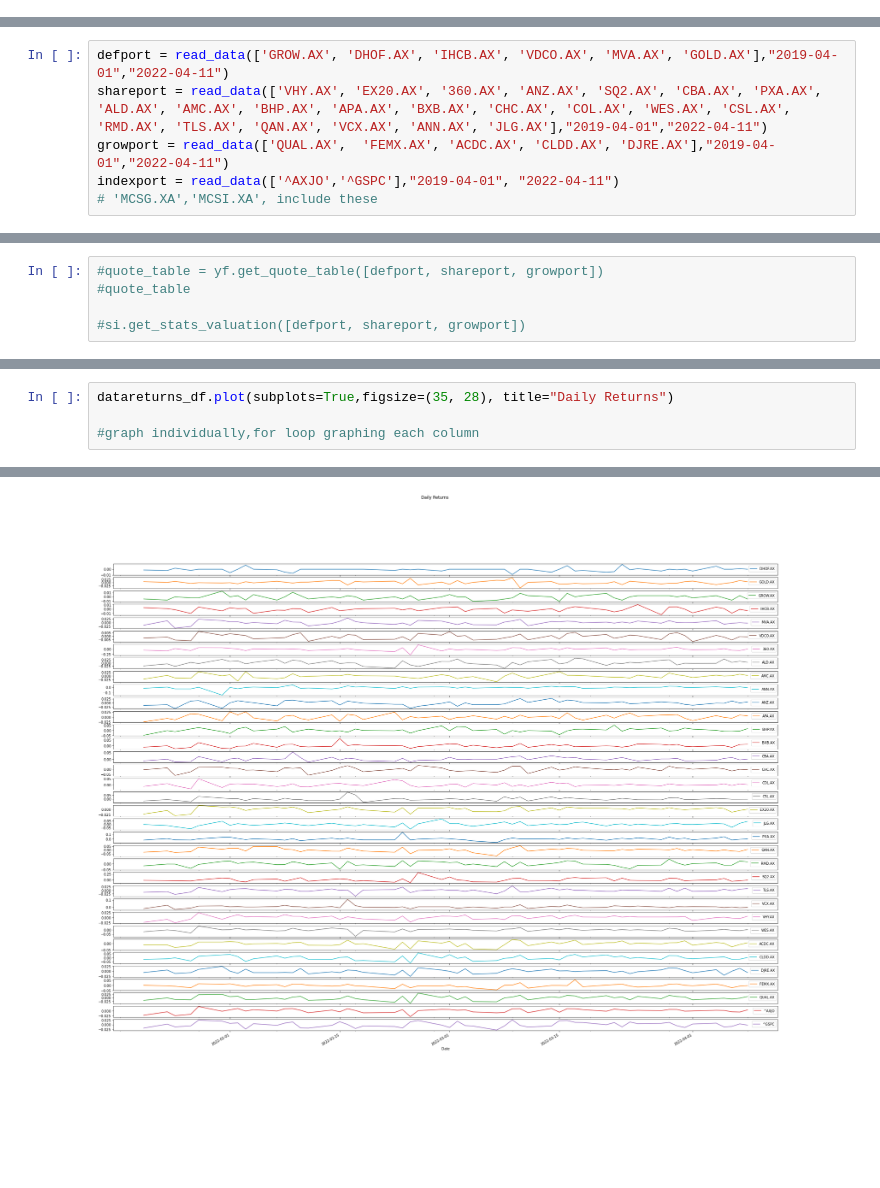
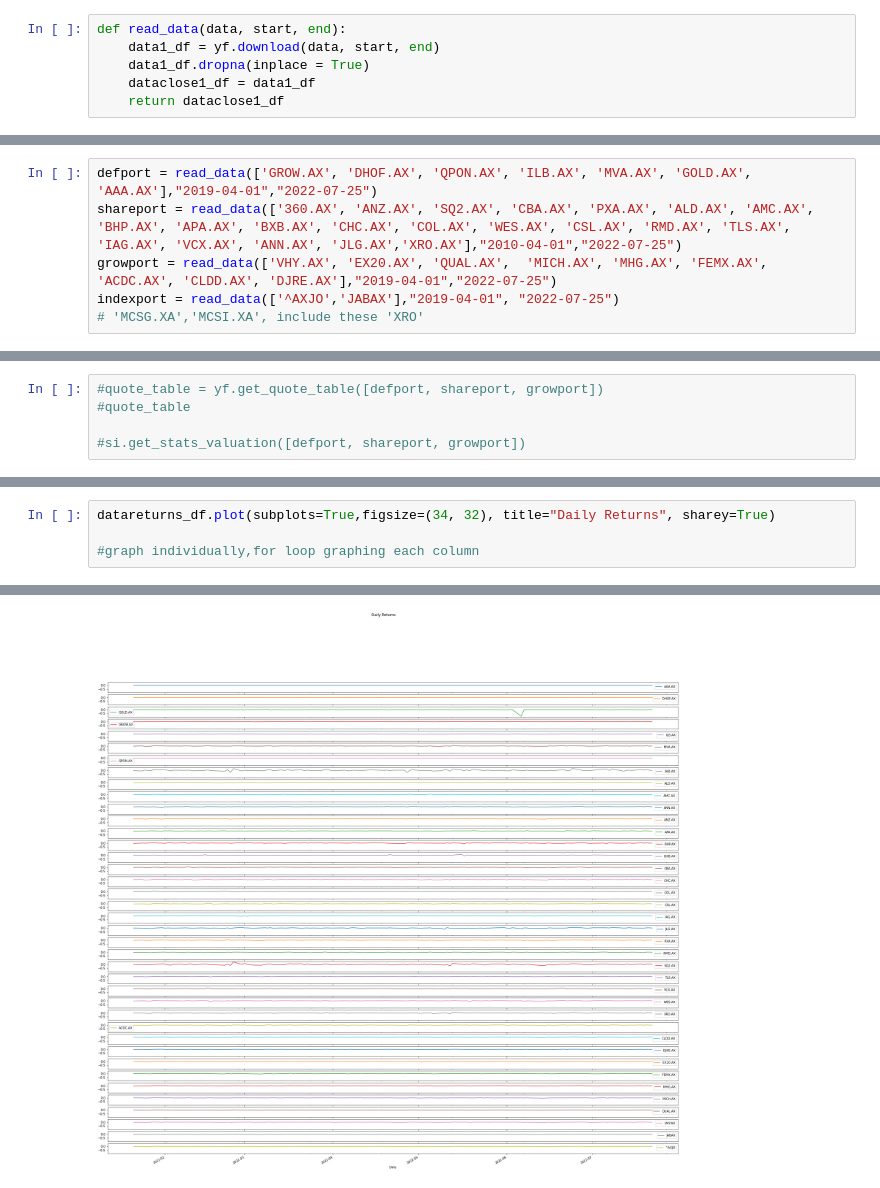
Before and after one commit to JimP315/PossibleAPI, a Jupyter notebook: PossibleAPI.ipynb, the cells around one changed output, grey strips where cells are left out. Drawn from its saved outputs; the diff is of its cells as text; blank space fills up the shorter version.

```diff
--- a/PossibleAPI.ipynb
+++ b/PossibleAPI.ipynb
@@ -13,0 +41,6 @@ import yfinance as yf
+# %%
+def read_data(data, start, end):
+    data1_df = yf.download(data, start, end)
+    data1_df.dropna(inplace = True)
+    dataclose1_df = data1_df
+    return dataclose1_df
@@ -18,9 +77,9 @@ def read_data(data, start, end):
     dataclose_df = data_df["Adj Close"]
     return dataclose_df
 # %%
-defport = read_data(['GROW.AX', 'DHOF.AX', 'IHCB.AX', 'VDCO.AX', 'MVA.AX', 'GOLD.AX'],"2019-04-01","2022-04-11")
-shareport = read_data(['VHY.AX', 'EX20.AX', '360.AX', 'ANZ.AX', 'SQ2.AX', 'CBA.AX', 'PXA.AX', 'ALD.AX', 'AMC.AX', 'BHP.AX', 'APA.AX', 'BXB.AX', 'CHC.AX', 'COL.AX', 'WES.AX', 'CSL.AX', 'RMD.AX', 'TLS.AX', 'QAN.AX', 'VCX.AX', 'ANN.AX', 'JLG.AX'],"2019-04-01","2022-04-11")
-growport = read_data(['QUAL.AX',  'FEMX.AX', 'ACDC.AX', 'CLDD.AX', 'DJRE.AX'],"2019-04-01","2022-04-11")
-indexport = read_data(['^AXJO','^GSPC'],"2019-04-01", "2022-04-11")
-# 'MCSG.XA','MCSI.XA', include these
+defport = read_data(['GROW.AX', 'DHOF.AX', 'QPON.AX', 'ILB.AX', 'MVA.AX', 'GOLD.AX', 'AAA.AX'],"2019-04-01","2022-07-25")
+shareport = read_data(['360.AX', 'ANZ.AX', 'SQ2.AX', 'CBA.AX', 'PXA.AX', 'ALD.AX', 'AMC.AX', 'BHP.AX', 'APA.AX', 'BXB.AX', 'CHC.AX', 'COL.AX', 'WES.AX', 'CSL.AX', 'RMD.AX', 'TLS.AX', 'IAG.AX', 'VCX.AX', 'ANN.AX', 'JLG.AX','XRO.AX'],"2010-04-01","2022-07-25")
+growport = read_data(['VHY.AX', 'EX20.AX', 'QUAL.AX',  'MICH.AX', 'MHG.AX', 'FEMX.AX', 'ACDC.AX', 'CLDD.AX', 'DJRE.AX'],"2019-04-01","2022-07-25")
+indexport = read_data(['^AXJO','JABAX'],"2019-04-01", "2022-07-25")
+# 'MCSG.XA','MCSI.XA', include these 'XRO'
 # %% [output]
@@ -308,5 +403,5 @@ sns.heatmap(growcorrelation, vmin=-1, vmax=1)
 # %%
-datareturns_df.plot(subplots=True,figsize=(35, 28), title="Daily Returns")
+datareturns_df.plot(subplots=True,figsize=(34, 32), title="Daily Returns", sharey=True)
 
 #graph individually,for loop graphing each column
 # %% [output]
@@ -330,2 +427,2 @@ array([<AxesSubplot:xlabel='Date'>, <AxesSubplot:xlabel='Date'>,
        <AxesSubplot:xlabel='Date'>], dtype=object)
-[figure, old version]
+[figure, new version]
```
Also changed, not shown: parts of 73 cells of this notebook, 37 other files.
